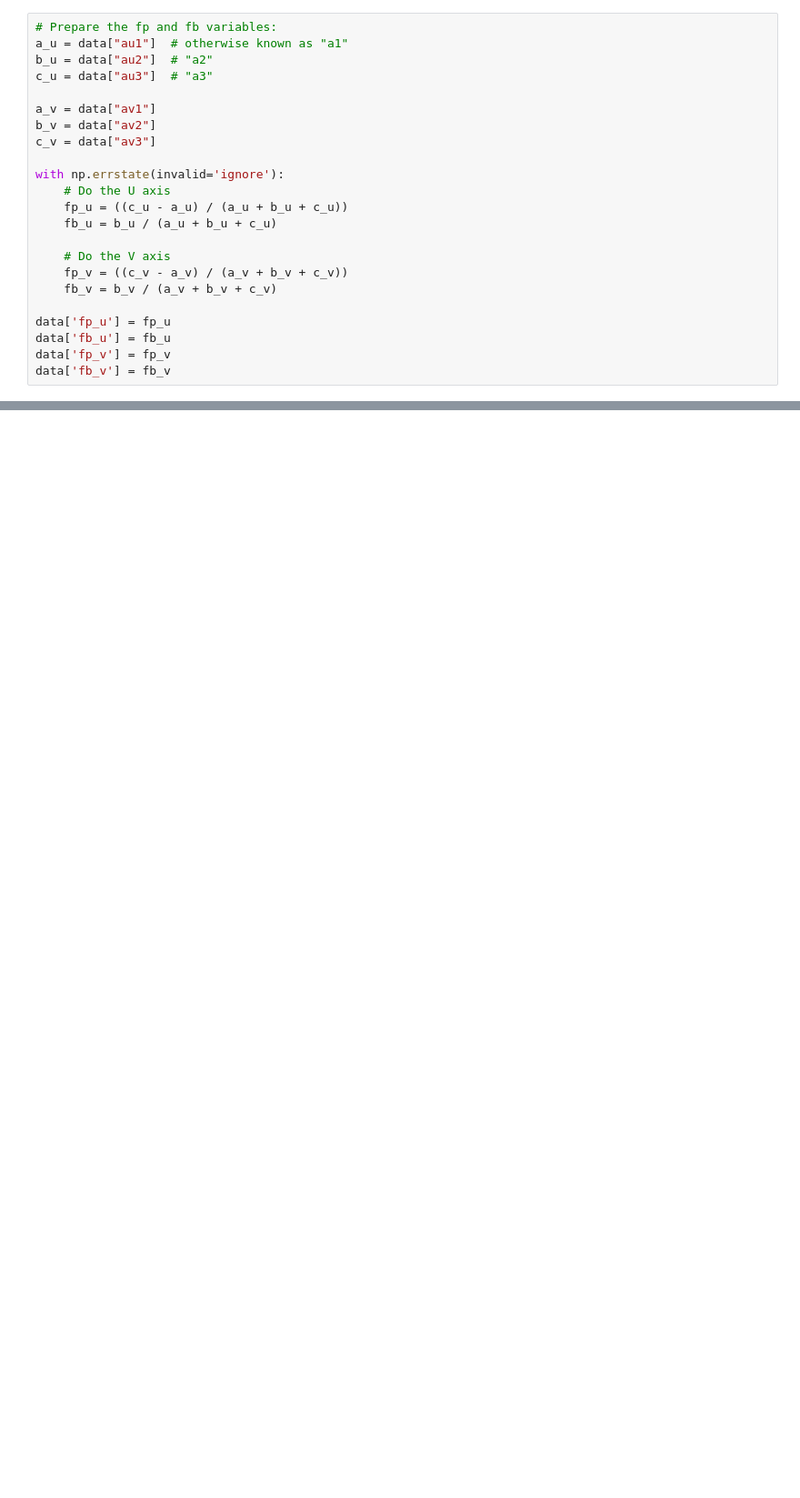
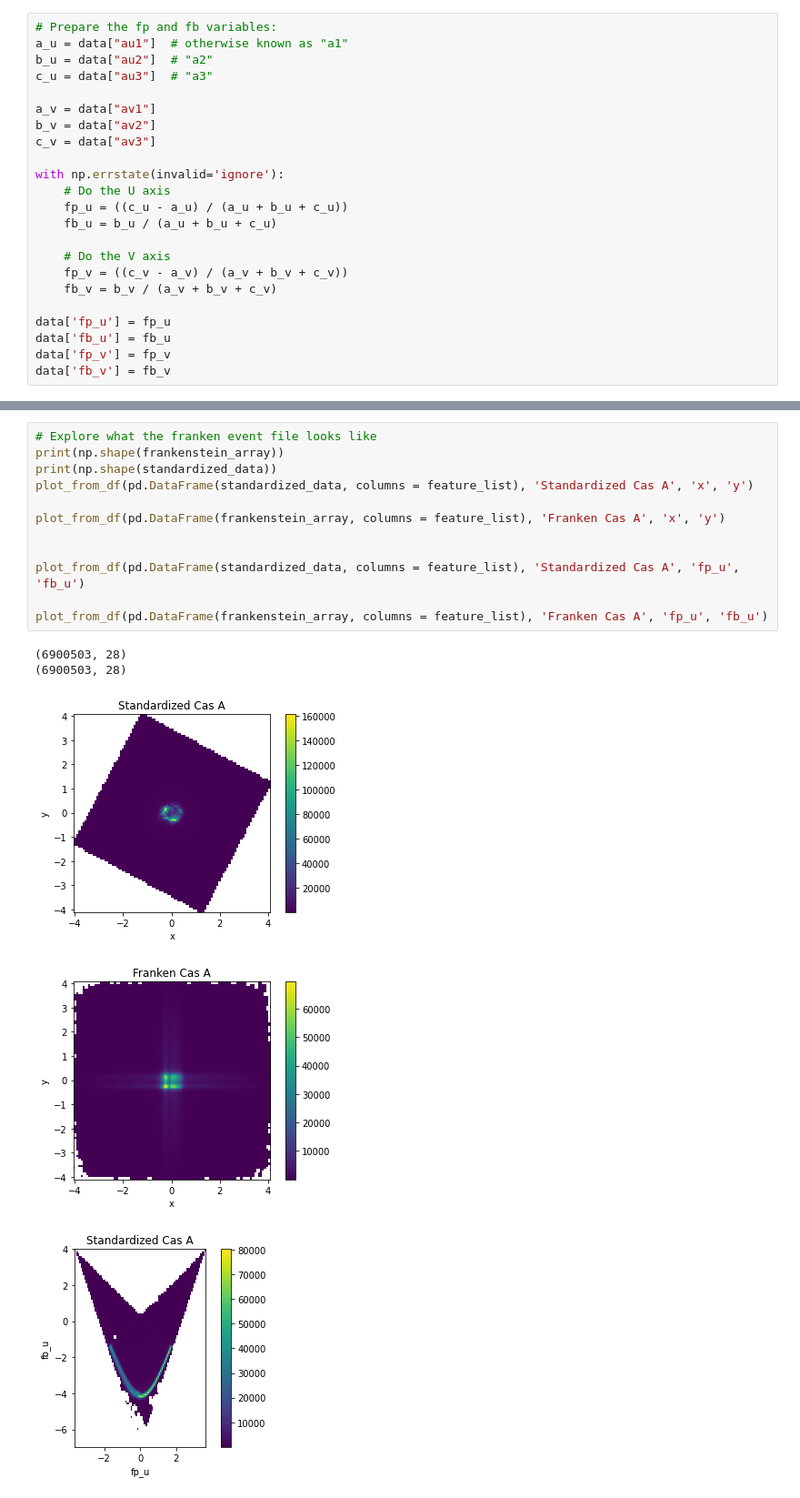
Before and after one commit to beckynevin/EVE, a Jupyter notebook: notebooks/Unsupervised_RF_kmeans.ipynb, the cells around one changed output, grey strips where cells are left out. Shown at 91% size. Drawn from its saved outputs; the diff is of its cells as text; blank space fills up the shorter version.

```diff
--- a/notebooks/Unsupervised_RF_kmeans.ipynb
+++ b/notebooks/Unsupervised_RF_kmeans.ipynb
@@ -448,0 +520,18 @@ extent [[0.0, 1.0], [-0.9740518962075848, 1.0]]
+# %%
+# Explore what the franken event file looks like
+print(np.shape(frankenstein_array))
+print(np.shape(standardized_data))
+plot_from_df(pd.DataFrame(standardized_data, columns = feature_list), 'Standardized Cas A', 'x', 'y')
+
+plot_from_df(pd.DataFrame(frankenstein_array, columns = feature_list), 'Franken Cas A', 'x', 'y')
+
+
+plot_from_df(pd.DataFrame(standardized_data, columns = feature_list), 'Standardized Cas A', 'fp_u', 'fb_u')
+
+plot_from_df(pd.DataFrame(frankenstein_array, columns = feature_list), 'Franken Cas A', 'fp_u', 'fb_u')
+# %% [output]
+(6900503, 28)
+(6900503, 28)
+[figure, added]
+[figure, added]
+[figure, added]
```
Also changed, not shown: parts of 14 cells of this notebook.
